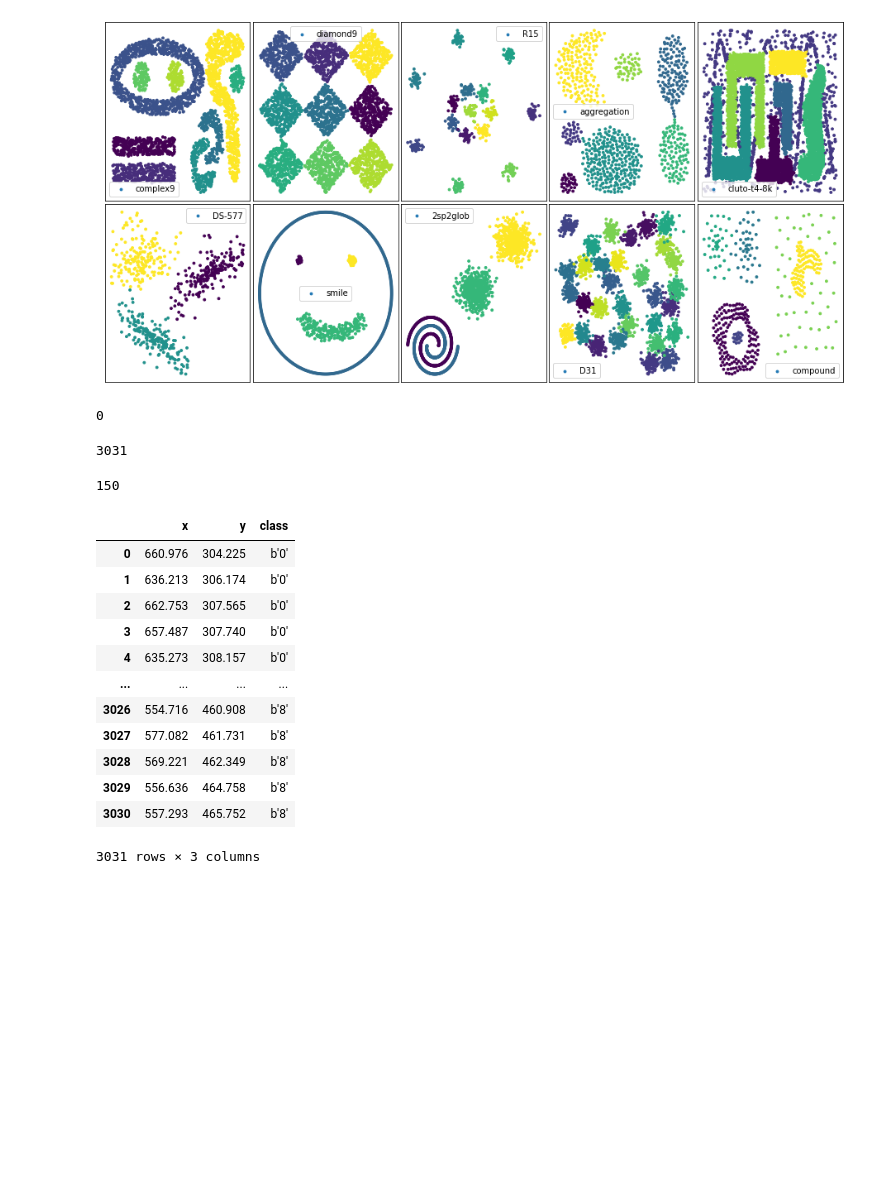
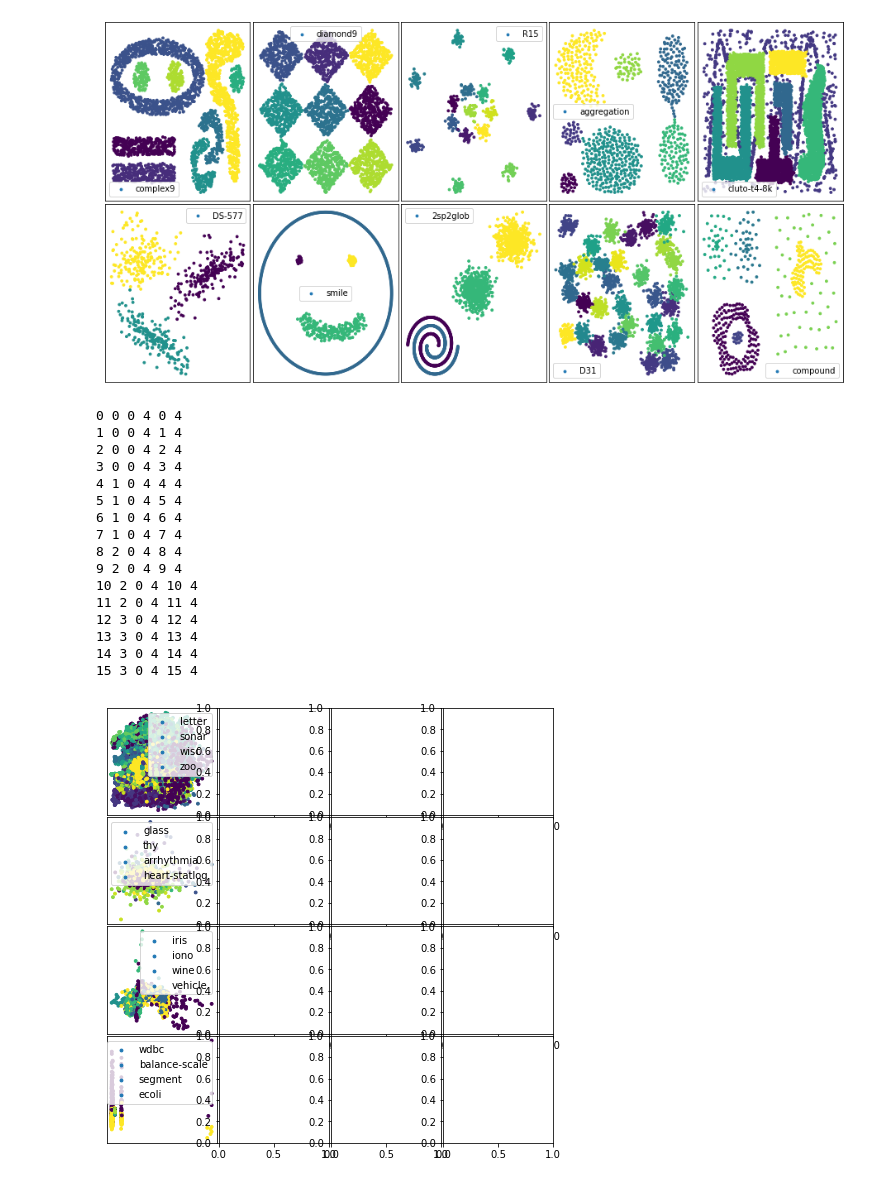
Before and after one commit to kyriox/prototipos, a Jupyter notebook: EjemploSampleos.ipynb, the cells around one changed output. Cells and saved outputs as stored; diff of their text form; code cells hidden in the pictures; blank space fills up the shorter version.

```diff
--- a/EjemploSampleos.ipynb
+++ b/EjemploSampleos.ipynb
@@ -80,31 +80,3 @@ for i,ds in enumerate(sdata):
 plt.subplots_adjust(wspace=0.02,hspace=0.02)
 # %% [output]
 [figure]
-# %%
-lc.index(b'5')
-# %% [output]
-0
-# %%
-len(y)
-# %% [output]
-3031
-# %%
-len(X)
-# %% [output]
-150
-# %%
-ddf
-# %% [output]
-|  | x | y | class |
-| 0 | 660.976 | 304.225 | b'0' |
-| 1 | 636.213 | 306.174 | b'0' |
-| 2 | 662.753 | 307.565 | b'0' |
-| 3 | 657.487 | 307.740 | b'0' |
-| 4 | 635.273 | 308.157 | b'0' |
-| ... | ... | ... | ... |
-| 3026 | 554.716 | 460.908 | b'8' |
-| 3027 | 577.082 | 461.731 | b'8' |
-| 3028 | 569.221 | 462.349 | b'8' |
-| 3029 | 556.636 | 464.758 | b'8' |
-| 3030 | 557.293 | 465.752 | b'8' |
-3031 rows × 3 columns
@@ -110,0 +85,36 @@ ddf
+# %%
+# Graficas datos reales
+n,m=4,4
+fig, axes=plt.subplots(n,m, figsize=(8,8))
+for i,ds in enumerate(rdata):
+    ddf=pd.DataFrame(arff.loadarff(ds)[0])
+    y,X=ddf['class'].values,ddf.drop(columns=['class']).values
+    pca = PCA(n_components=2)
+    Xp=pca.fit_transform(X)
+    lc=list(set(y))
+    c=[lc.index(l) for l in y]
+    ax=axes[i//m,(n*i)%m]
+    print(i,i//m,n*i%m,n,i,m)
+    ax.scatter(Xp[:,0],Xp[:,1],c=c,s=8,label=ds.split('/')[-1].split('.')[0])
+    ax.set_yticks([])
+    ax.set_xticks([])
+    ax.legend()
+plt.subplots_adjust(wspace=0.02,hspace=0.02)
+# %% [output]
+0 0 0 4 0 4
+1 0 0 4 1 4
+2 0 0 4 2 4
+3 0 0 4 3 4
+4 1 0 4 4 4
+5 1 0 4 5 4
+6 1 0 4 6 4
+7 1 0 4 7 4
+8 2 0 4 8 4
+9 2 0 4 9 4
+10 2 0 4 10 4
+11 2 0 4 11 4
+12 3 0 4 12 4
+13 3 0 4 13 4
+14 3 0 4 14 4
+15 3 0 4 15 4
+[figure, added]
```
Also changed, not shown: parts of 3 cells of this notebook.
